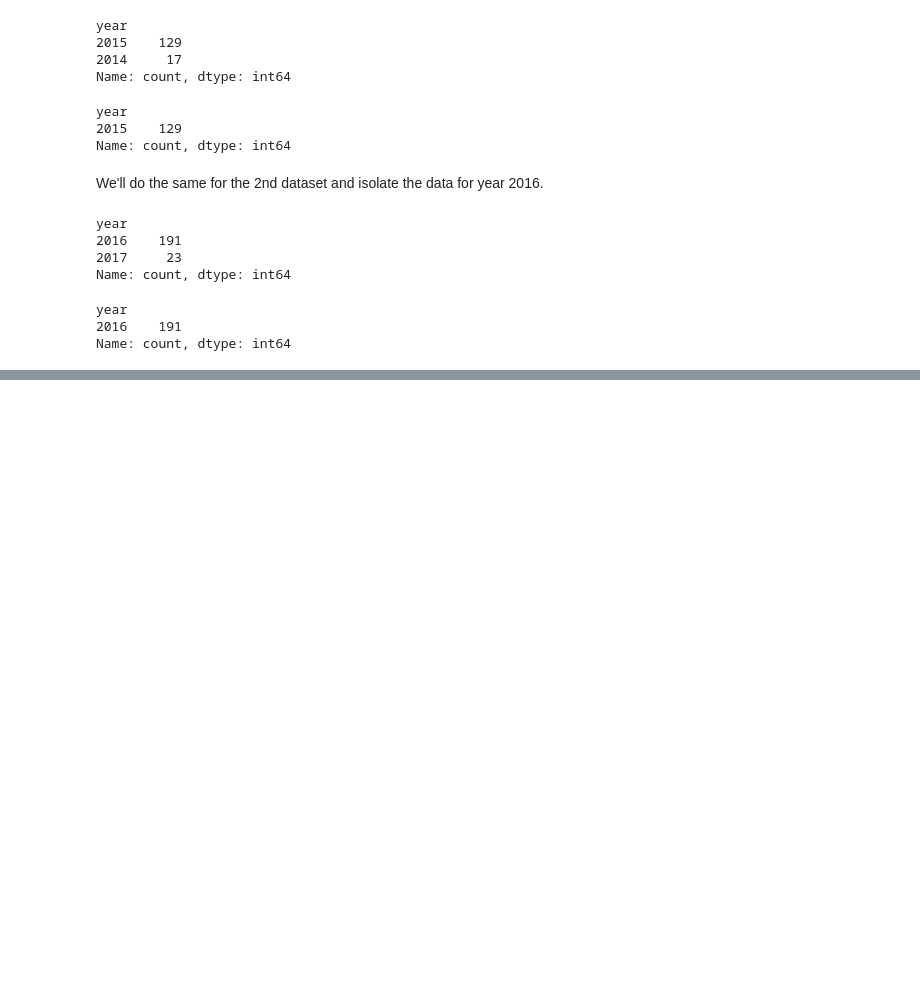
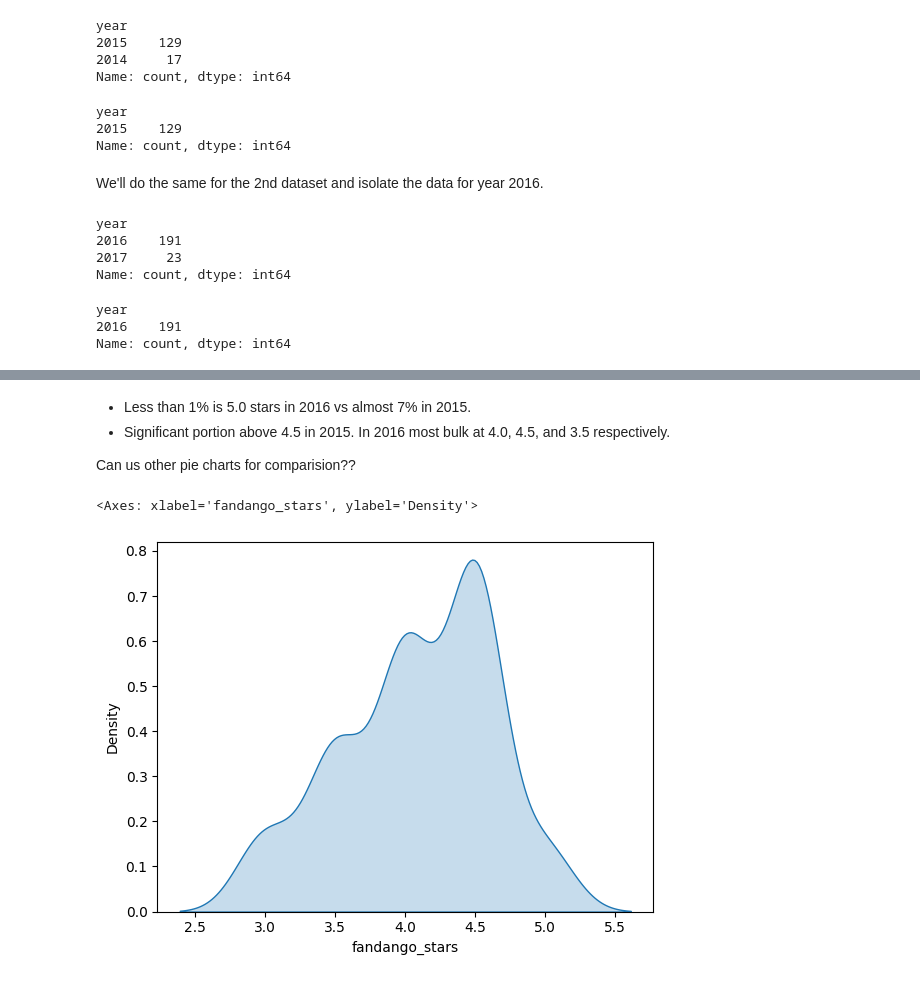
Before and after one commit to shree131/Investigation-of-Fandango-Movie-Rating-Biases, a Jupyter notebook: Fandango_Ratings_Analysis_Report.ipynb, the cells around one changed output, grey strips where cells are left out. Drawn from its saved outputs; the diff is of its cells as text; code cells hidden in the pictures; blank space fills up the shorter version.

```diff
--- a/Fandango_Ratings_Analysis_Report.ipynb
+++ b/Fandango_Ratings_Analysis_Report.ipynb
@@ -212,0 +304,18 @@ Name: count, dtype: int64
+# %% [markdown]
+- Less than 1% is 5.0 stars in 2016 vs almost 7% in 2015.
+- Significant portion above 4.5 in 2015. In 2016 most bulk at 4.0, 4.5, and 3.5 respectively.
+
+Can us other pie charts for comparision??
+# %%
+# Plot a relative frequency distribution
+# sns.kdeplot(data=movies_2015, x='fandango_stars', label='2015', fill=True)
+import numpy as np
+
+total_movies = len(movies_2015)
+proportions = movies_2015['fandango_stars'].value_counts(normalize=True).sort_index()
+
+# Plot the KDE with proportions
+sns.kdeplot(data=movies_2015, x='fandango_stars', label='2015', fill=True, weights=np.ones(total_movies) / total_movies)
+# %% [output]
+<Axes: xlabel='fandango_stars', ylabel='Density'>
+[figure, added]
```
Also changed, not shown: parts of 15 cells of this notebook.
